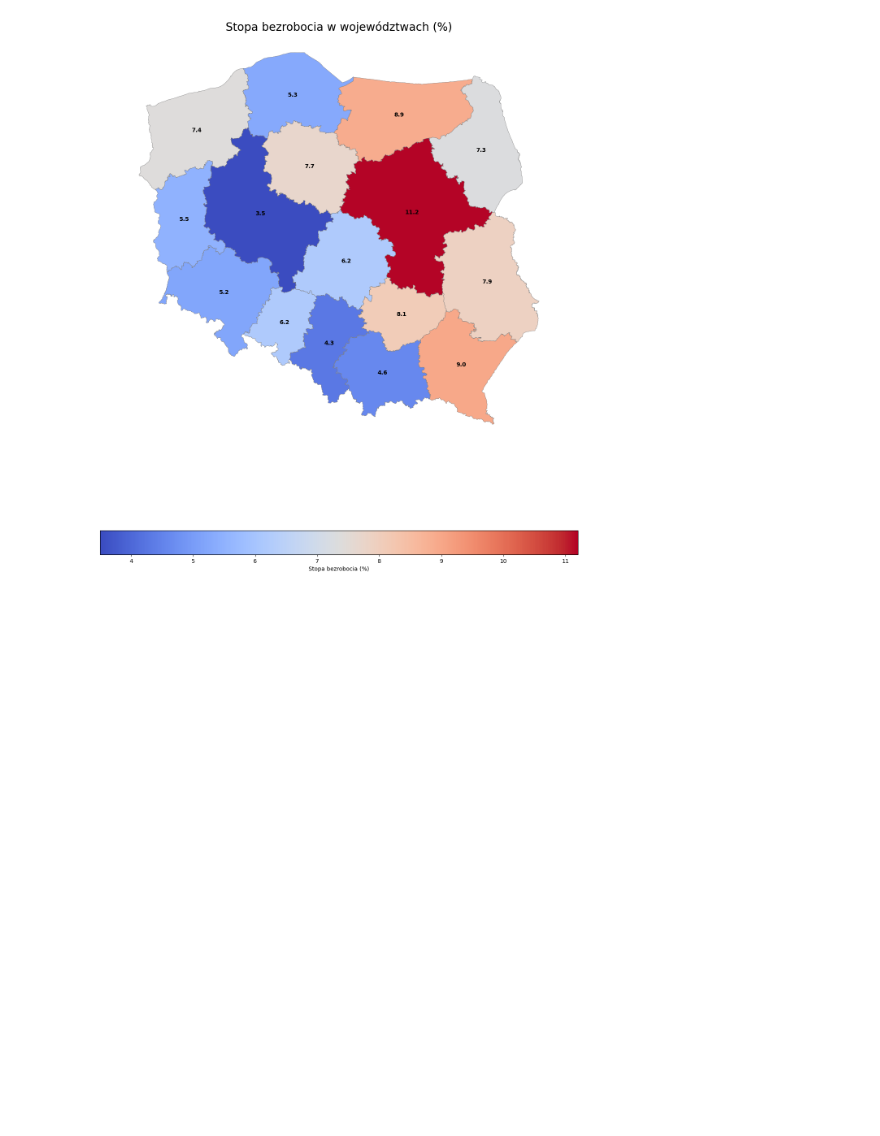
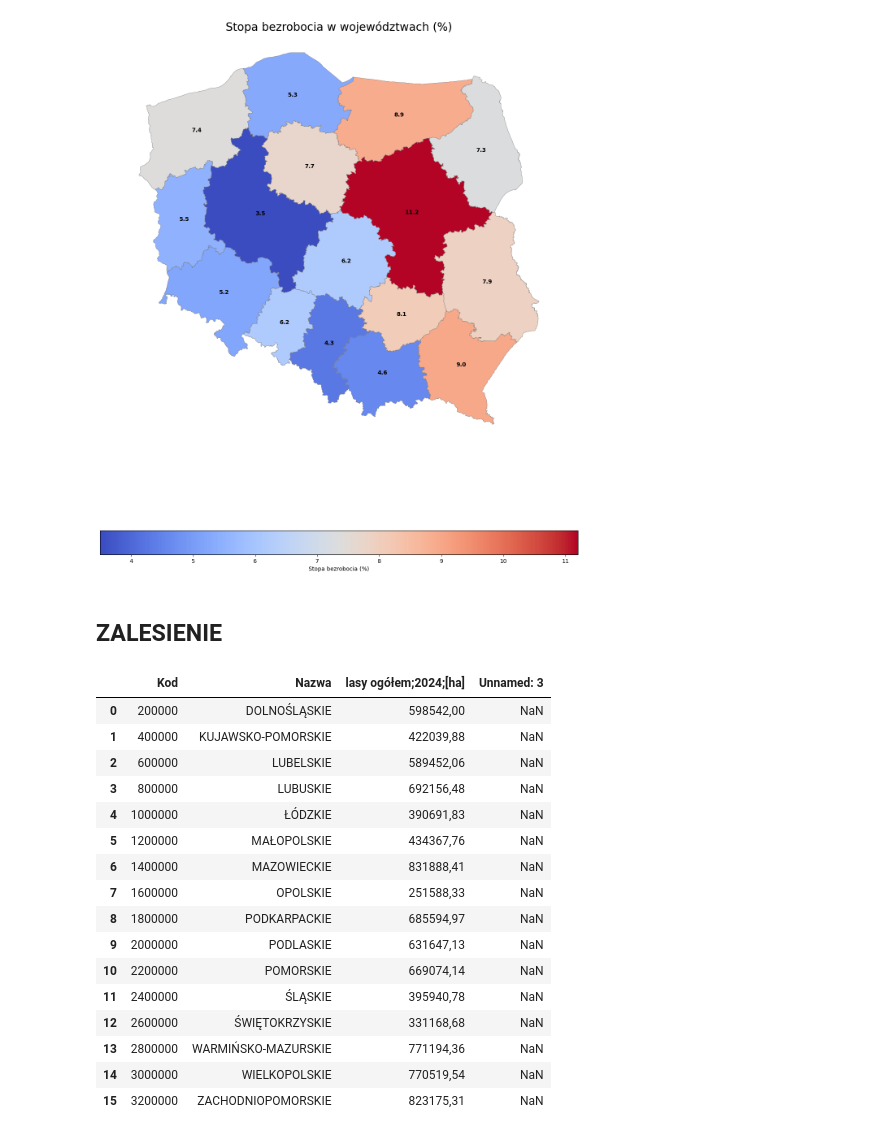
Before and after one commit to RdzaMnieBierze/Polska_Geopandas, a Jupyter notebook: Bezrobocie.ipynb, the cells around one changed output. Saved outputs shown, nothing was run; the diff lists cells and outputs as text; code cells hidden in the pictures; blank space fills up the shorter version.

```diff
--- a/Bezrobocie.ipynb
+++ b/Bezrobocie.ipynb
@@ -224,3 +224,26 @@ plt.tight_layout()
 plt.show()
 # %% [output]
 [figure]
+# %% [markdown]
+## ZALESIENIE
+# %%
+dane_lasy = pd.read_csv('data/lasy.csv', encoding='utf-8', sep=';')
+dane_lasy
+# %% [output]
+|  | Kod | Nazwa | lasy ogółem;2024;[ha] | Unnamed: 3 |
+| 0 | 200000 | DOLNOŚLĄSKIE | 598542,00 | NaN |
+| 1 | 400000 | KUJAWSKO-POMORSKIE | 422039,88 | NaN |
+| 2 | 600000 | LUBELSKIE | 589452,06 | NaN |
+| 3 | 800000 | LUBUSKIE | 692156,48 | NaN |
+| 4 | 1000000 | ŁÓDZKIE | 390691,83 | NaN |
+| 5 | 1200000 | MAŁOPOLSKIE | 434367,76 | NaN |
+| 6 | 1400000 | MAZOWIECKIE | 831888,41 | NaN |
+| 7 | 1600000 | OPOLSKIE | 251588,33 | NaN |
+| 8 | 1800000 | PODKARPACKIE | 685594,97 | NaN |
+| 9 | 2000000 | PODLASKIE | 631647,13 | NaN |
+| 10 | 2200000 | POMORSKIE | 669074,14 | NaN |
+| 11 | 2400000 | ŚLĄSKIE | 395940,78 | NaN |
+| 12 | 2600000 | ŚWIĘTOKRZYSKIE | 331168,68 | NaN |
+| 13 | 2800000 | WARMIŃSKO-MAZURSKIE | 771194,36 | NaN |
+| 14 | 3000000 | WIELKOPOLSKIE | 770519,54 | NaN |
+| 15 | 3200000 | ZACHODNIOPOMORSKIE | 823175,31 | NaN |
```
Also changed, not shown: parts of 6 cells of this notebook, 1 other file.
